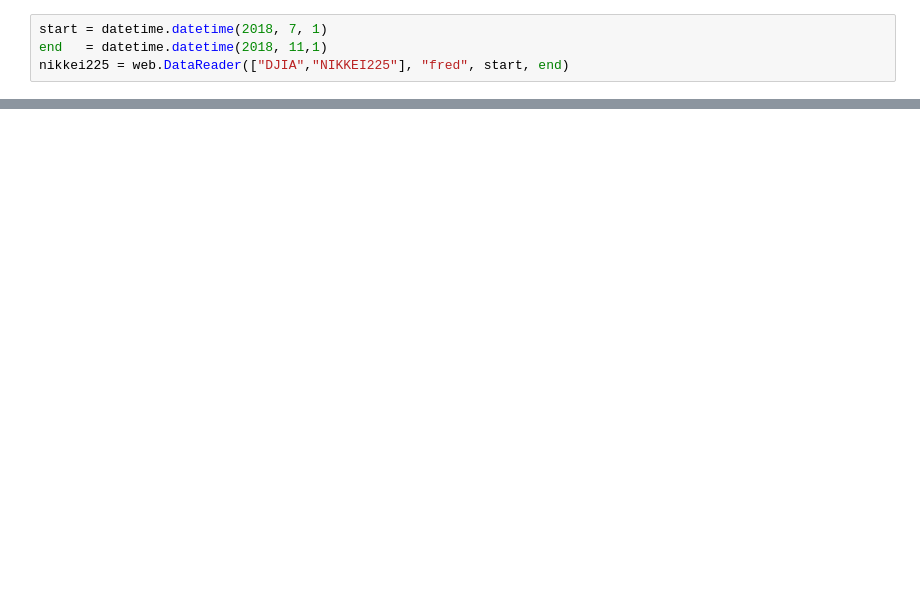
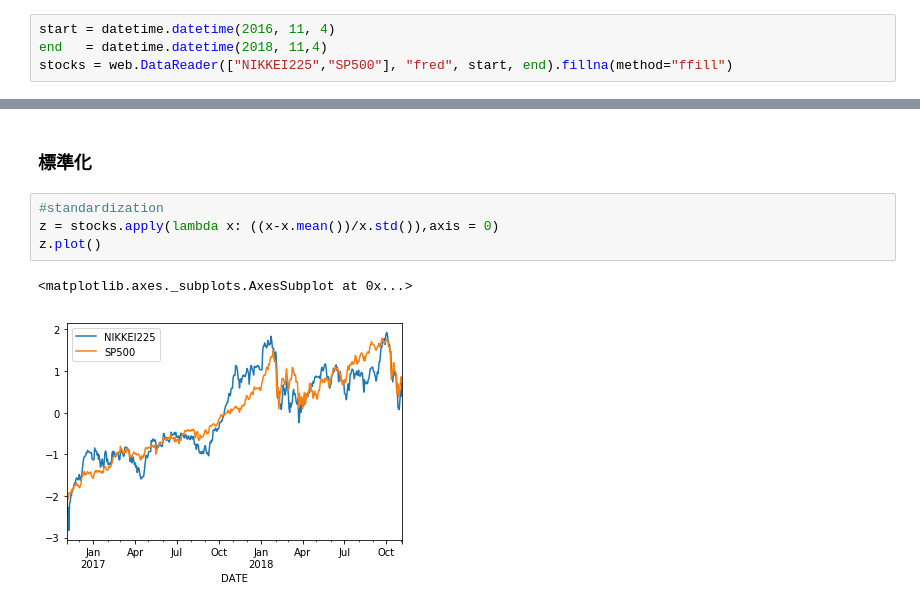
Before and after one commit to puva01/thesis, a Jupyter notebook: getStock.ipynb, the cells around one changed output, grey strips where cells are left out. Cells and saved outputs as stored; diff of their text form; blank space fills up the shorter version.

Commit message:
statistics of Nikkei225 & SP500

```diff
--- a/getStock.ipynb
+++ b/getStock.ipynb
@@ -4,4 +10,4 @@ import pandas_datareader.data as web
 # %%
-start = datetime.datetime(2018, 7, 1)
-end   = datetime.datetime(2018, 11,1)
-nikkei225 = web.DataReader(["DJIA","NIKKEI225"], "fred", start, end)
+start = datetime.datetime(2016, 11, 4)
+end   = datetime.datetime(2018, 11,4)
+stocks = web.DataReader(["NIKKEI225","SP500"], "fred", start, end).fillna(method="ffill")
@@ -16,0 +14,9 @@ nikkei225.plot()
+# %% [markdown]
+### 標準化
+# %%
+#standardization
+z = stocks.apply(lambda x: ((x-x.mean())/x.std()),axis = 0)
+z.plot()
+# %% [output]
+<matplotlib.axes._subplots.AxesSubplot at 0x...>
+[figure, added]
```
Also changed, not shown: parts of 15 cells of this notebook.
